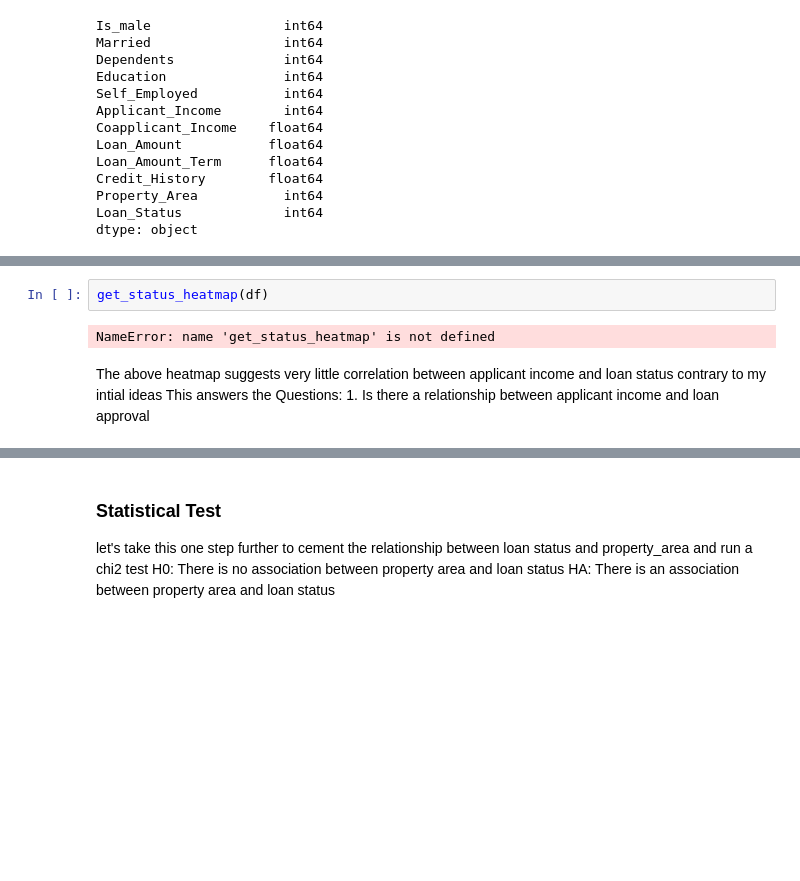
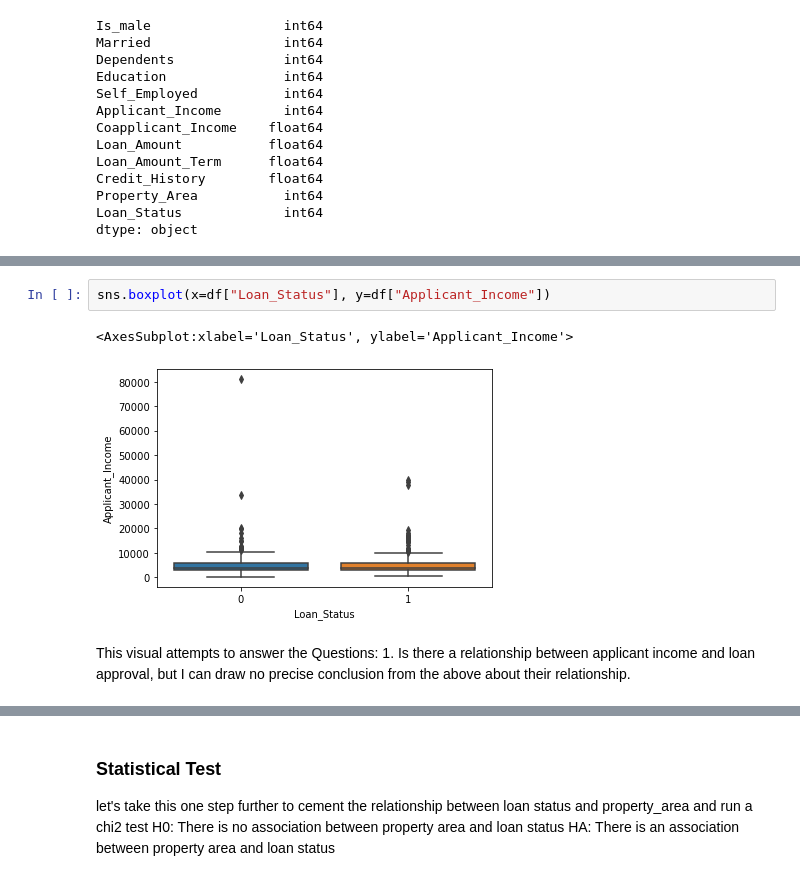
Before and after one commit to SLawsonWoods/Loan_Status_Classification_Project, a Jupyter notebook: Loan_Status_Classification_Project.ipynb, the cells around one changed output, grey strips where cells are left out. Saved outputs shown, nothing was run; the diff lists cells and outputs as text; blank space fills up the shorter version.

Commit message:
changed visualization for accuracy

```diff
--- a/Loan_Status_Classification_Project.ipynb
+++ b/Loan_Status_Classification_Project.ipynb
@@ -229,8 +218,8 @@ SyntaxError: invalid syntax (<ipython-input-3-afef90d9cdec>, line 6)
-# %%
-get_status_heatmap(df)
-# %% [output]
-NameError: name 'get_status_heatmap' is not defined
+# %%
+sns.boxplot(x=df["Loan_Status"], y=df["Applicant_Income"])
+# %% [output]
+<AxesSubplot:xlabel='Loan_Status', ylabel='Applicant_Income'>
+[figure, added]
 # %% [markdown]
-The above heatmap suggests very little correlation between applicant income and loan status contrary to my intial ideas
-This answers the Questions: 1. Is there a relationship between applicant income and loan approval
+This visual attempts to answer the Questions: 1. Is there a relationship between applicant income and loan approval, but I can draw no precise conclusion from the above about their relationship.
 # %%
```
Also changed, not shown: parts of 31 cells of this notebook, 1 other file.
